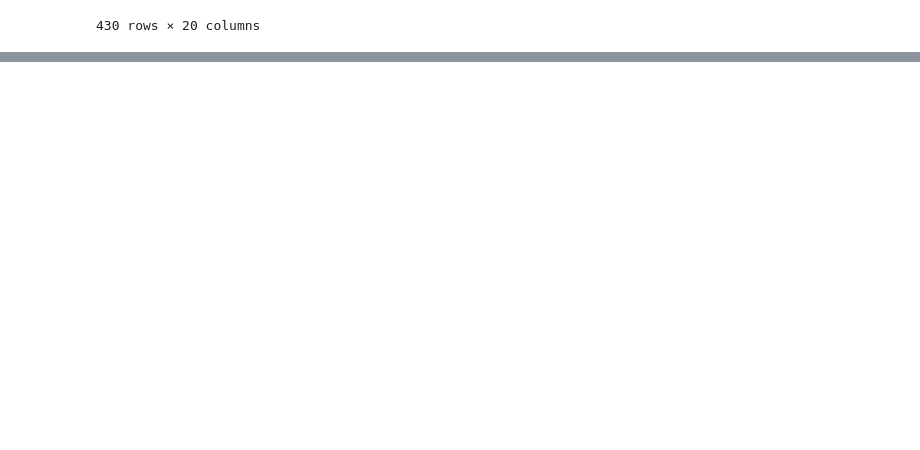
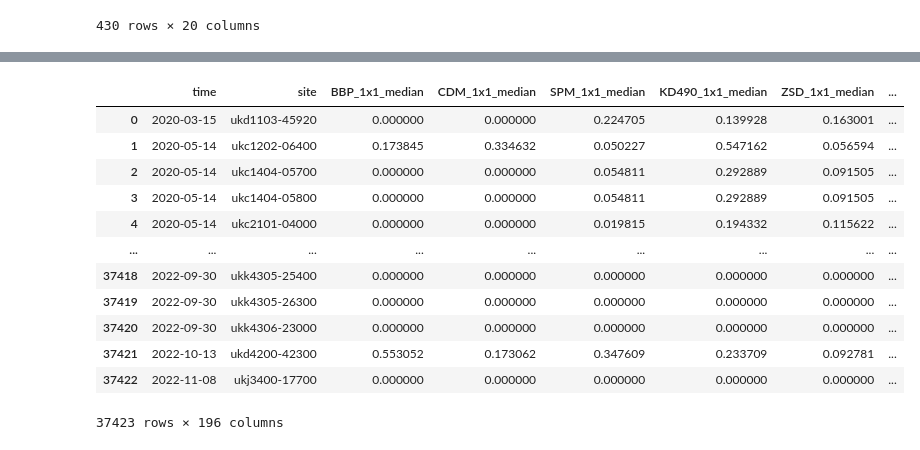
Before and after one commit to lse-st498/P6_WaterPollution_2022_23, a Jupyter notebook: data_processing/Divide_Region.ipynb, the cells around one changed output, grey strips where cells are left out. Saved outputs shown, nothing was run; the diff lists cells and outputs as text; code cells hidden in the pictures; blank space fills up the shorter version.

```diff
--- a/data_processing/Divide_Region.ipynb
+++ b/data_processing/Divide_Region.ipynb
@@ -69,0 +192,23 @@ site_with_region.to_csv('data/site_with_region.csv')
+# %%
+df_merged_mean_15x15 = pd.read_csv('data/df_merged_mean_15x15_final.csv')
+test_labels_mean_zero = pd.read_csv('data/test_labels_mean_zero.csv')[['time', 'site']]
+df_test = df_merged_mean_15x15.merge(test_labels_mean_zero, on=['time', 'site'], how='inner')
+site_with_region = pd.read_csv('data/site_with_region.csv')
+site_with_region.rename(columns={'EUBWID': 'site'}, inplace=True)
+# %%
+df_test_region = pd.merge(df_test, site_with_region[['site', 'region']], on='site', how='left')
+df_test_region
+# %% [output]
+|  | time | site | BBP_1x1_median | CDM_1x1_median | SPM_1x1_median | KD490_1x1_median | ZSD_1x1_median | ... |
+| 0 | 2020-03-15 | ukd1103-45920 | 0.000000 | 0.000000 | 0.224705 | 0.139928 | 0.163001 | ... |
+| 1 | 2020-05-14 | ukc1202-06400 | 0.173845 | 0.334632 | 0.050227 | 0.547162 | 0.056594 | ... |
+| 2 | 2020-05-14 | ukc1404-05700 | 0.000000 | 0.000000 | 0.054811 | 0.292889 | 0.091505 | ... |
+| 3 | 2020-05-14 | ukc1404-05800 | 0.000000 | 0.000000 | 0.054811 | 0.292889 | 0.091505 | ... |
+| 4 | 2020-05-14 | ukc2101-04000 | 0.000000 | 0.000000 | 0.019815 | 0.194332 | 0.115622 | ... |
+| ... | ... | ... | ... | ... | ... | ... | ... | ... |
+| 37418 | 2022-09-30 | ukk4305-25400 | 0.000000 | 0.000000 | 0.000000 | 0.000000 | 0.000000 | ... |
+| 37419 | 2022-09-30 | ukk4305-26300 | 0.000000 | 0.000000 | 0.000000 | 0.000000 | 0.000000 | ... |
+| 37420 | 2022-09-30 | ukk4306-23000 | 0.000000 | 0.000000 | 0.000000 | 0.000000 | 0.000000 | ... |
+| 37421 | 2022-10-13 | ukd4200-42300 | 0.553052 | 0.173062 | 0.347609 | 0.233709 | 0.092781 | ... |
+| 37422 | 2022-11-08 | ukj3400-17700 | 0.000000 | 0.000000 | 0.000000 | 0.000000 | 0.000000 | ... |
+37423 rows × 196 columns
```
Also changed, not shown: parts of 12 cells of this notebook.
